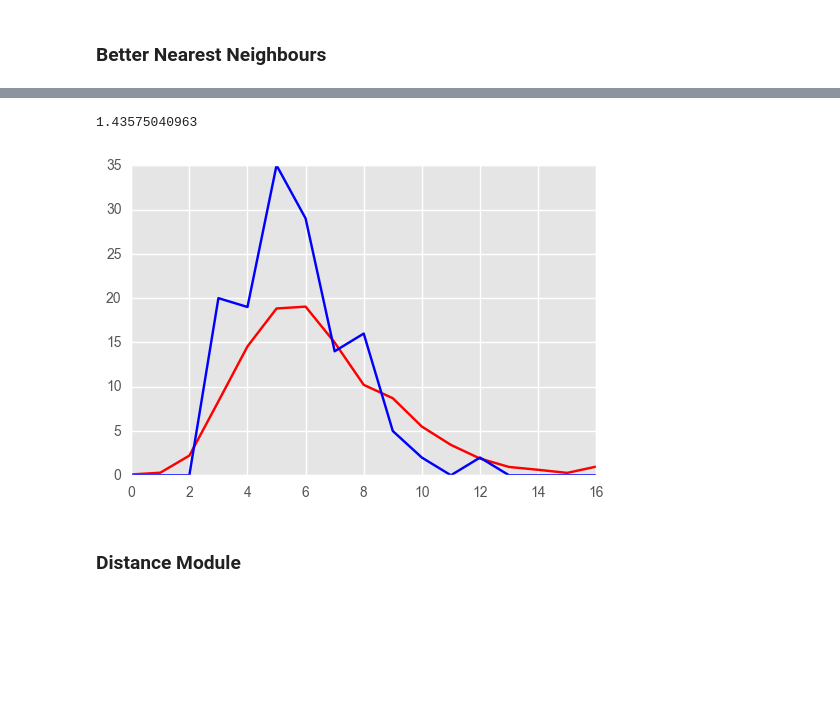
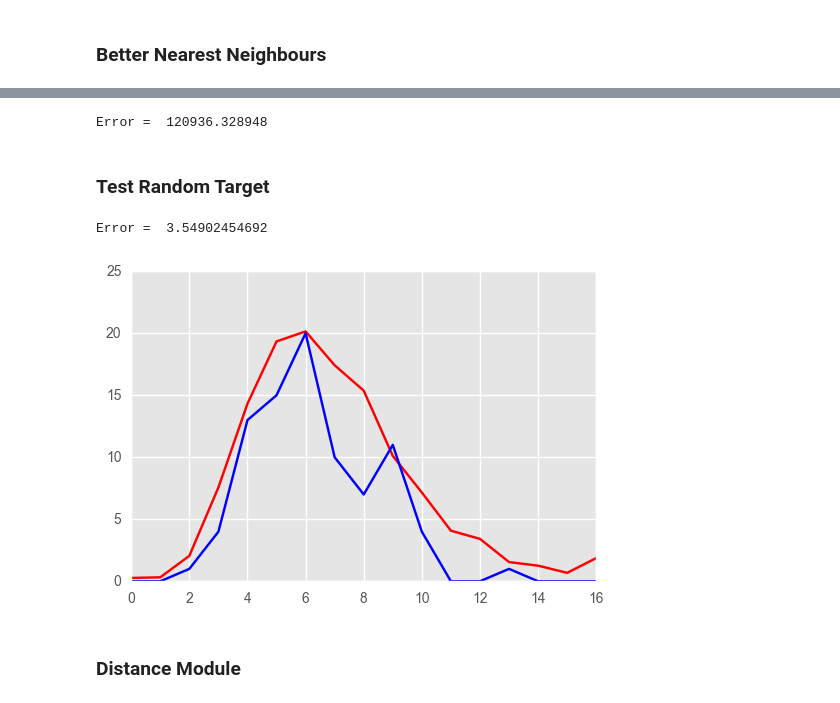
Before and after one commit to glennmoy/Dublin-Airport-Challenge, a Jupyter notebook: EDA_glenn.ipynb, the cells around one changed output, grey strips where cells are left out. Saved outputs shown, nothing was run; the diff lists cells and outputs as text; code cells hidden in the pictures; blank space fills up the shorter version.

```diff
--- a/EDA_glenn.ipynb
+++ b/EDA_glenn.ipynb
@@ -100,10 +101,3 @@ cols=["id"]+pax_list
 df_model=[]
 # %% [markdown]
 ### Better Nearest Neighbours
-# %%
-nbrs={}
-for time in df_train['s_model_type'].unique():
-    print (time)
-    X=df_train[(df_train['s_model_type']==test_row['s_model_type'])]
-    X=X[interesting_cols]
-    nbrs[time] = NearestNeighbors(n_neighbors=100, algorithm='auto').fit(X)
@@ -125,20 +104,30 @@ print(nbrs)
 # %%
 df_model=[]
+total_err=0
 print("Start Time:",datetime.datetime.now().time())
-
 
 for test_index, test_row in df_target.iterrows():
 
-    print(test_row['id'])
-    solution=test_row[pax_list]
+    if(test_row['id']%1000):print(test_row['id'])
 
-                     # "cat_sdt_hour","cat_i_airport",\
-                     # "cat_i_city","cat_destination_group_id","cat_longhaul_ind",\
-                     # "cat_flight_class_type_id",\
+    #Need to filter for training_flight_dates before target_prediction_date
+    X=df_train[(df_train['s_model_type']==test_row['s_model_type'])&\
+         (df_train['dt_flight_date']<test_row['dt_prediction_date'])]
+    X=X[interesting_cols]
+    nbrs[time] = NearestNeighbors(n_neighbors=100, algorithm='auto').fit(X)
 
     distances, indices = nbrs[test_row['s_model_type']].kneighbors(test_row[interesting_cols])
 
-    model=np.array(df_train.iloc[indices[0]][pax_list].mean())
+#    model=np.array(df_train.iloc[indices[0]][pax_list].mean())
+    w=np.exp(-distances)
+    w=w/sum(sum(w))
+    model=np.average(df_train.iloc[indices[0]][pax_list],axis=0,weights=w[0])
+
+
+    sol=df_target[df_target['id']==test_row['id']]
+    sol=np.array(sol[pax_list])
+    stderr=sum((model-solution[0])**2)
+    total_err=total_err+stderr
 
     df_model.append([test_row['id']]+model.tolist())
 
@@ -167,15 +157,22 @@ End Time: 16:10:22.057918
+# %%
+print("Error = ",(total_err/12753*17)**0.5)
+# %% [output]
+Error =  120936.328948
+# %% [markdown]
+### Test Random Target
 # %%
 xs=np.linspace(0,16,17)
-sol=df_target[df_target['id']==test_row['id']]
+r=random.randint(df_target['id'].min(),df_target['id'].max())
+sol=df_target[df_target['id']==r]
 sol=np.array(sol[pax_list])
-stderr=sum((model-sol[0])**2)**0.5/17
-print(stderr)
+stderr=sum(((df_model.iloc[r]-sol[0])**2)/17)**0.5
+print("Error = ",stderr)
 
 ax=plt.plot(model,color='r')
 ax=plt.plot(sol[0],color='b')
 # %% [output]
-1.43575040963
+Error =  3.54902454692
-[figure, old version]
+[figure, new version]
 # %% [markdown]
 ### Distance Module
 # %%
```
Also changed, not shown: parts of 11 cells of this notebook, 2 other files.
